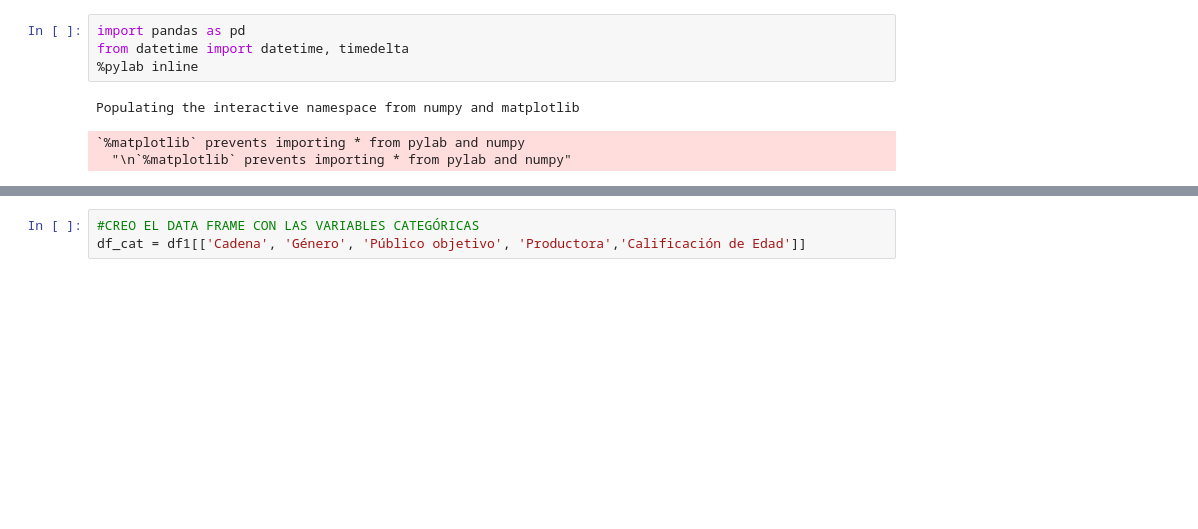
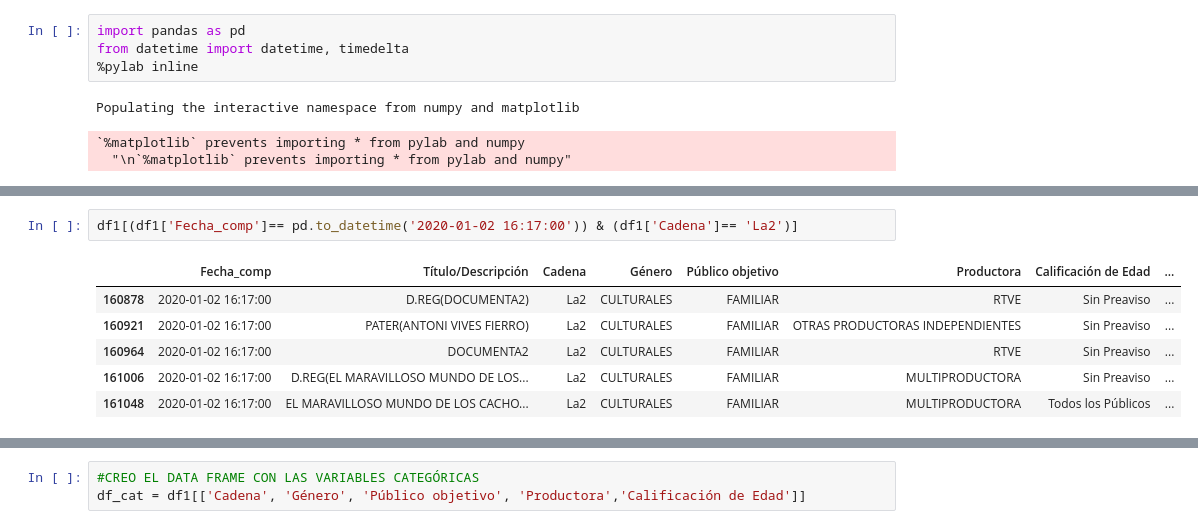
Before and after one commit to JavierCasadoAguinaga/TFM-Javier_Casado, a Jupyter notebook: prueba-------------------------TFM_JAV_CAS_AUDIENCIA.ipynb, the cells around one changed output, grey strips where cells are left out. Cells and saved outputs as stored; diff of their text form; blank space fills up the shorter version.

```diff
--- a/prueba-------------------------TFM_JAV_CAS_AUDIENCIA.ipynb
+++ b/prueba-------------------------TFM_JAV_CAS_AUDIENCIA.ipynb
@@ -155,0 +289,9 @@ df1.head(5)
+# %%
+df1[(df1['Fecha_comp']== pd.to_datetime('2020-01-02 16:17:00')) & (df1['Cadena']== 'La2')]
+# %% [output]
+|  | Fecha_comp | Título/Descripción | Cadena | Género | Público objetivo | Productora | Calificación de Edad | ... |
+| 160878 | 2020-01-02 16:17:00 | D.REG(DOCUMENTA2) | La2 | CULTURALES | FAMILIAR | RTVE | Sin Preaviso | ... |
+| 160921 | 2020-01-02 16:17:00 | PATER(ANTONI VIVES FIERRO) | La2 | CULTURALES | FAMILIAR | OTRAS PRODUCTORAS INDEPENDIENTES | Sin Preaviso | ... |
+| 160964 | 2020-01-02 16:17:00 | DOCUMENTA2 | La2 | CULTURALES | FAMILIAR | RTVE | Sin Preaviso | ... |
+| 161006 | 2020-01-02 16:17:00 | D.REG(EL MARAVILLOSO MUNDO DE LOS... | La2 | CULTURALES | FAMILIAR | MULTIPRODUCTORA | Sin Preaviso | ... |
+| 161048 | 2020-01-02 16:17:00 | EL MARAVILLOSO MUNDO DE LOS CACHO... | La2 | CULTURALES | FAMILIAR | MULTIPRODUCTORA | Todos los Públicos | ... |
```
Also changed, not shown: parts of 47 cells of this notebook.
